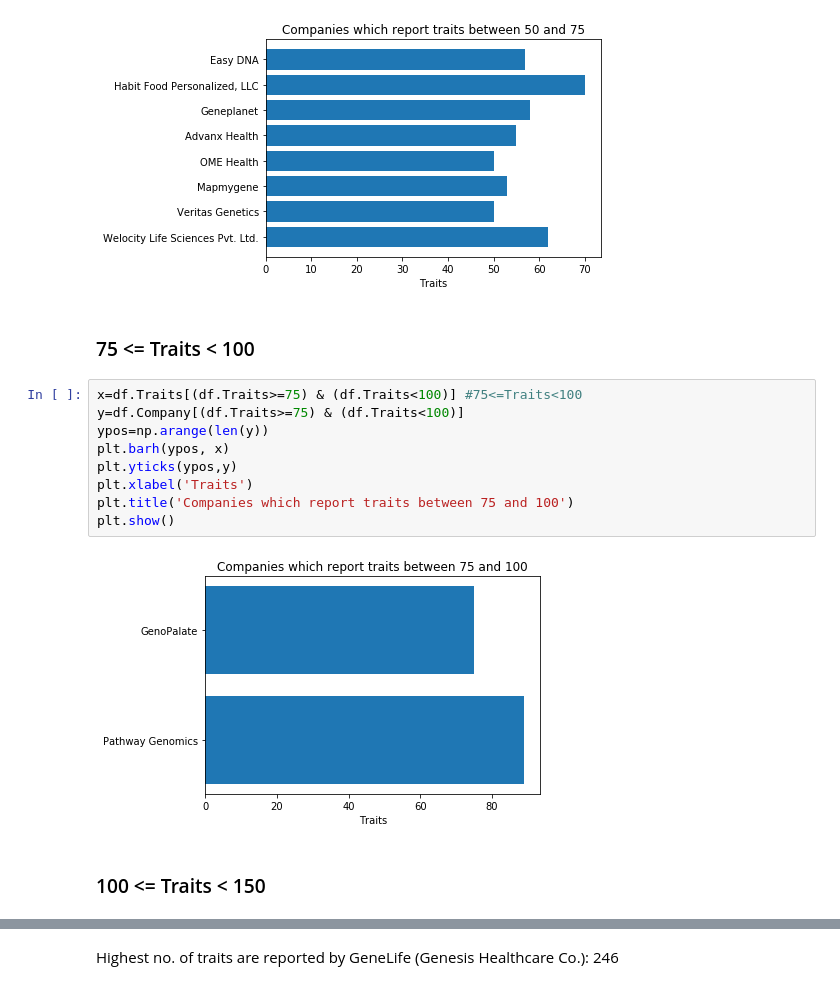
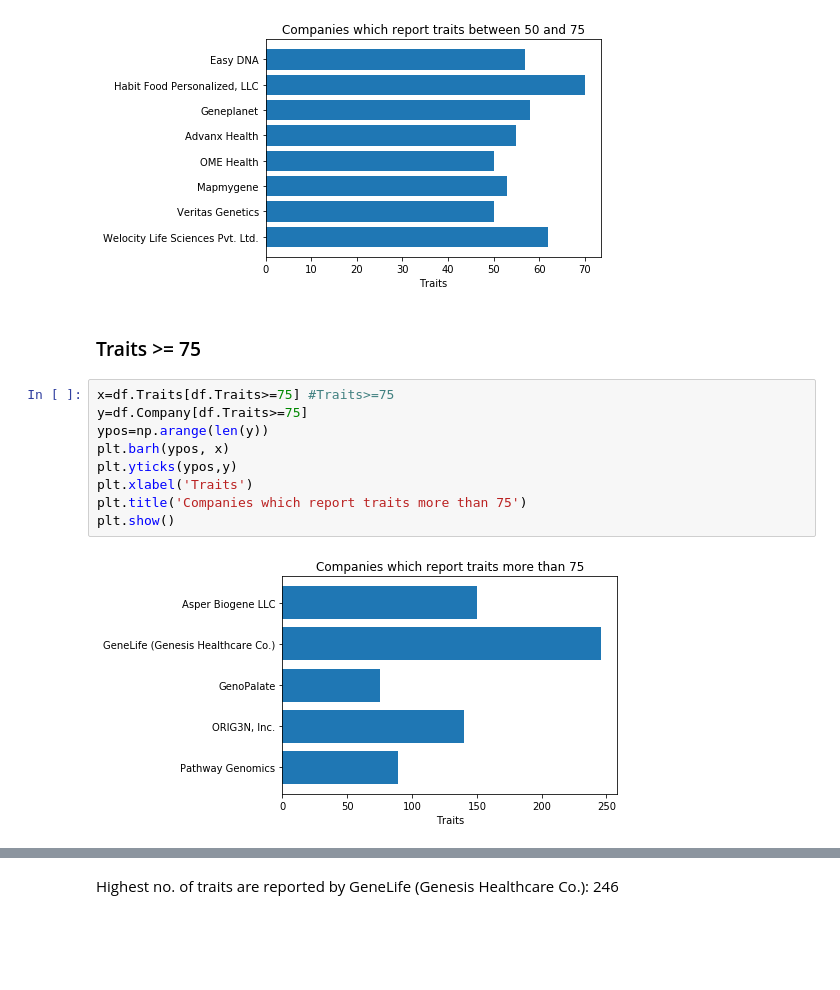
Before and after one commit to bhaveshpancholi/Competitor-Anlysis, a Jupyter notebook: Competitor Analysis.ipynb, the cells around one changed output, grey strips where cells are left out. Drawn from its saved outputs; the diff is of its cells as text; blank space fills up the shorter version.

```diff
--- a/Competitor Analysis.ipynb
+++ b/Competitor Analysis.ipynb
@@ -309,17 +342,15 @@ plt.show()
 # %% [output]
 [figure]
 # %% [markdown]
-### 75 <= Traits < 100
+### Traits >= 75
 # %%
-x=df.Traits[(df.Traits>=75) & (df.Traits<100)] #75<=Traits<100
-y=df.Company[(df.Traits>=75) & (df.Traits<100)]
+x=df.Traits[df.Traits>=75] #Traits>=75
+y=df.Company[df.Traits>=75]
 ypos=np.arange(len(y))
 plt.barh(ypos, x)
 plt.yticks(ypos,y)
 plt.xlabel('Traits')
-plt.title('Companies which report traits between 75 and 100')
+plt.title('Companies which report traits more than 75')
 plt.show()
 # %% [output]
-[figure, old version]
+[figure, new version]
-# %% [markdown]
-### 100 <= Traits < 150
```
Also changed, not shown: parts of 66 cells of this notebook, 20 other files.
